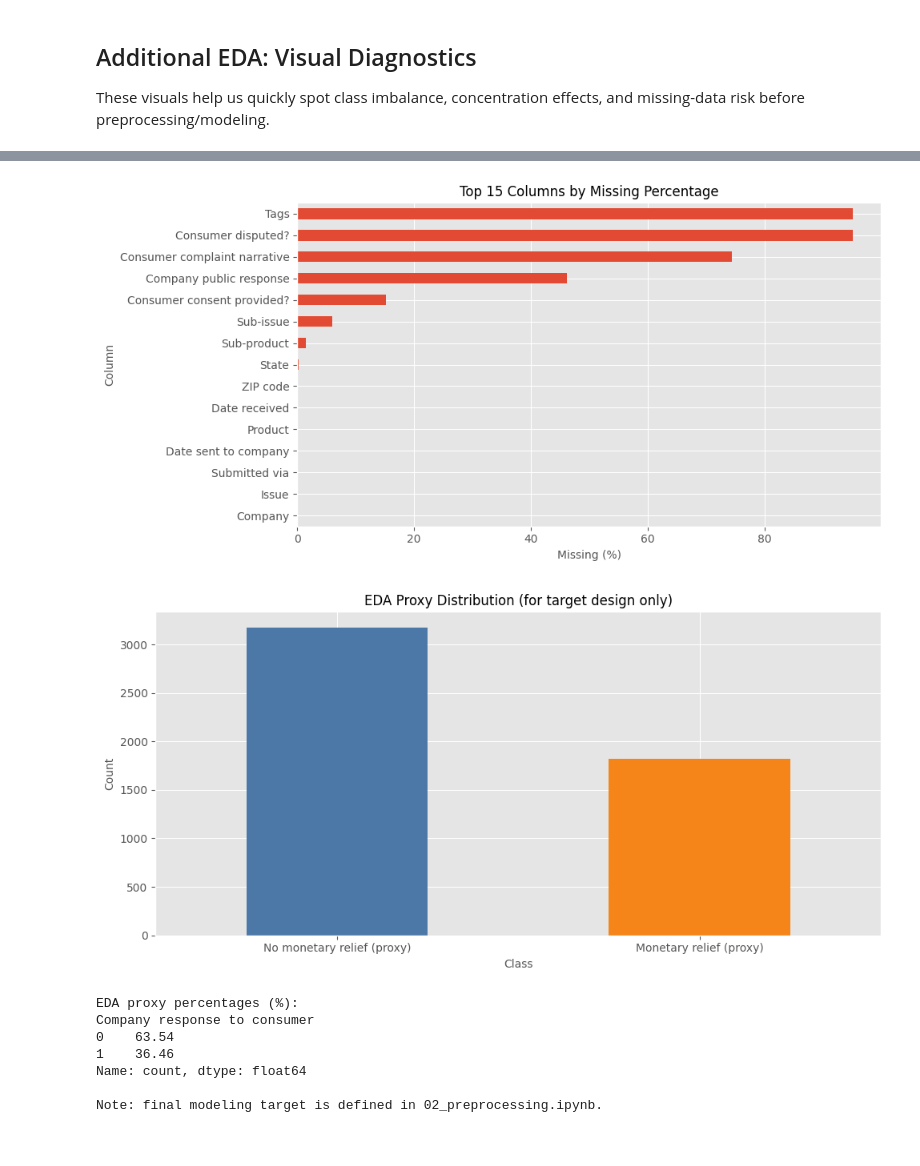
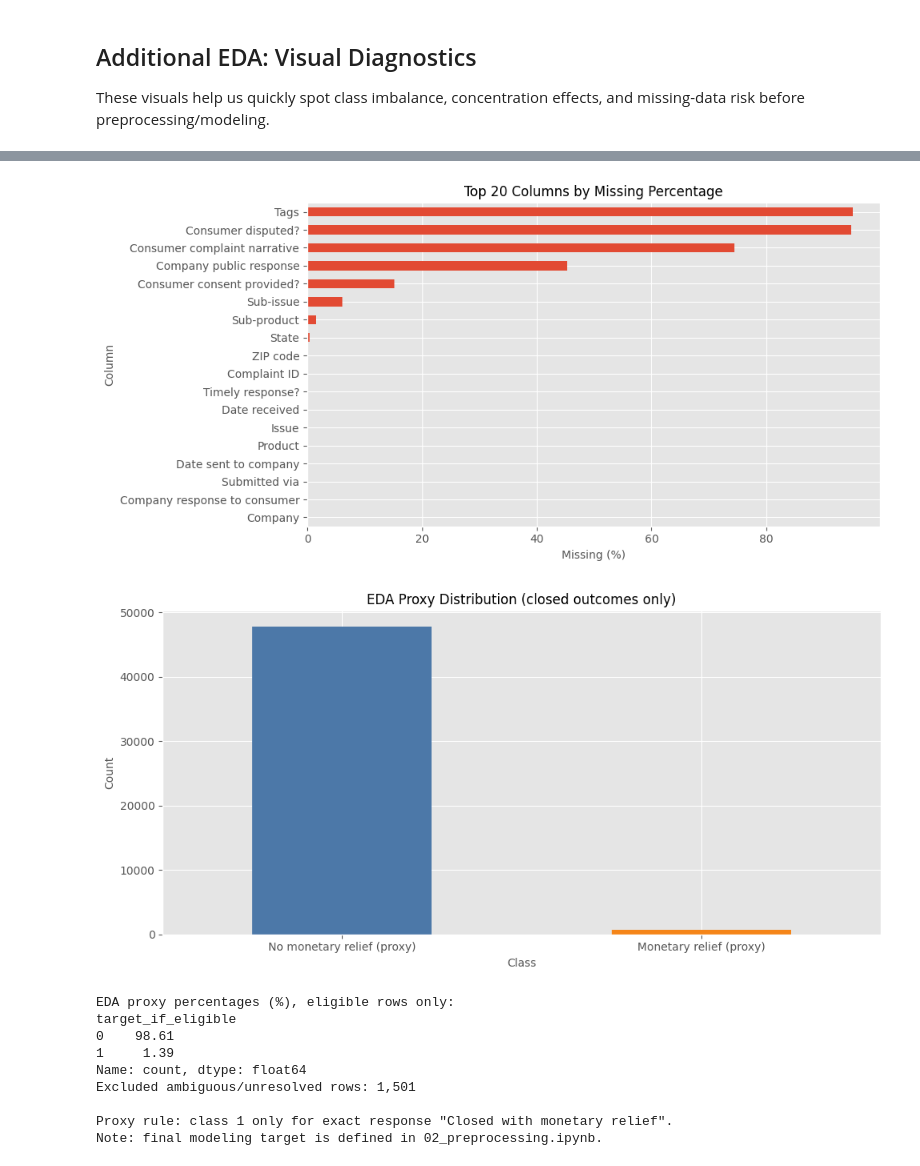
Before and after one commit to aminbadh/cfpb-complaint, a Jupyter notebook: notebooks/01_data_loading_and_eda.ipynb, the cells around one changed output, grey strips where cells are left out. Drawn from its saved outputs; the diff is of its cells as text; code cells hidden in the pictures.

```diff
--- a/notebooks/01_data_loading_and_eda.ipynb
+++ b/notebooks/01_data_loading_and_eda.ipynb
@@ -69,11 +69,11 @@ if response_col in df.columns:
 
     # EDA-only proxy check to understand likely class balance.
     # Final target definition used for modeling is created in notebook 02.
-    money_keywords = ['monetary', 'refund', 'credit', 'restitution', 'compensation', 'relief']
-    response_text = df[response_col].fillna('').str.lower()
-    eda_monetary_proxy = response_text.str.contains('|'.join(money_keywords), regex=True).astype(int)
+    eligible_mask, eda_monetary_proxy, _ = build_supervised_target(df[response_col])
 
-    print('EDA proxy class percentages (%):')
+    print(f'Eligible rows for proxy (closed outcomes only): {eligible_mask.sum():,} / {len(df):,}')
+    print(f'Excluded rows (ambiguous/unresolved): {(~eligible_mask).sum():,}')
+    print('EDA proxy class percentages (%), eligible rows only:')
     print((eda_monetary_proxy.value_counts(normalize=True).sort_index() * 100).round(2))
 else:
     print(f'{response_col} not found. Available columns:')
@@ -132,49 +169,51 @@ Matplotlib is building the font cache; this may take a moment.
 # %%
 # Missingness profile for top columns by missing percentage
 missing_pct = (df.isna().mean() * 100).sort_values(ascending=False)
-top_missing = missing_pct.head(15)
+top_missing = missing_pct.head(20)
 
 ax = top_missing.sort_values().plot(kind='barh')
-ax.set_title('Top 15 Columns by Missing Percentage')
+ax.set_title('Top 20 Columns by Missing Percentage')
 ax.set_xlabel('Missing (%)')
 ax.set_ylabel('Column')
 plt.tight_layout()
 plt.show()
 # %% [output]
-[figure, old version]
+[figure, new version]
 # %%
 # EDA-only view: monetary-relief proxy distribution
 response_col = 'Company response to consumer'
 if response_col in df.columns:
-    money_keywords = ['monetary', 'refund', 'credit', 'restitution', 'compensation', 'relief']
-    response_text = df[response_col].fillna('').str.lower()
-    eda_monetary_proxy = response_text.str.contains('|'.join(money_keywords), regex=True).astype(int)
+    eligible_mask, eda_monetary_proxy, _ = build_supervised_target(df[response_col])
 
     proxy_counts = eda_monetary_proxy.value_counts().sort_index()
     label_map = {0: 'No monetary relief (proxy)', 1: 'Monetary relief (proxy)'}
     plot_labels = [label_map.get(i, str(i)) for i in proxy_counts.index]
 
     ax = proxy_counts.plot(kind='bar', color=['#4C78A8', '#F58518'])
-    ax.set_title('EDA Proxy Distribution (for target design only)')
+    ax.set_title('EDA Proxy Distribution (closed outcomes only)')
     ax.set_xlabel('Class')
     ax.set_ylabel('Count')
     ax.set_xticklabels(plot_labels, rotation=0)
     plt.tight_layout()
     plt.show()
 
-    print('EDA proxy percentages (%):')
+    print('EDA proxy percentages (%), eligible rows only:')
     print((proxy_counts / proxy_counts.sum() * 100).round(2))
-    print('\nNote: final modeling target is defined in 02_preprocessing.ipynb.')
+    print(f'Excluded ambiguous/unresolved rows: {(~eligible_mask).sum():,}')
+    print('\nProxy rule: class 1 only for exact response "Closed with monetary relief".')
+    print('Note: final modeling target is defined in 02_preprocessing.ipynb.')
 else:
     print(f"Column not found: {response_col}")
 # %% [output]
-[figure, old version]
+[figure, new version]
-EDA proxy percentages (%):
-Company response to consumer
-0    63.54
-1    36.46
+EDA proxy percentages (%), eligible rows only:
+target_if_eligible
+0    98.61
+1     1.39
 Name: count, dtype: float64
+Excluded ambiguous/unresolved rows: 1,501
 
+Proxy rule: class 1 only for exact response "Closed with monetary relief".
 Note: final modeling target is defined in 02_preprocessing.ipynb.
 # %%
 # Core categorical distributions
```
Also changed, not shown: parts of 17 cells of this notebook, 15 other files.
